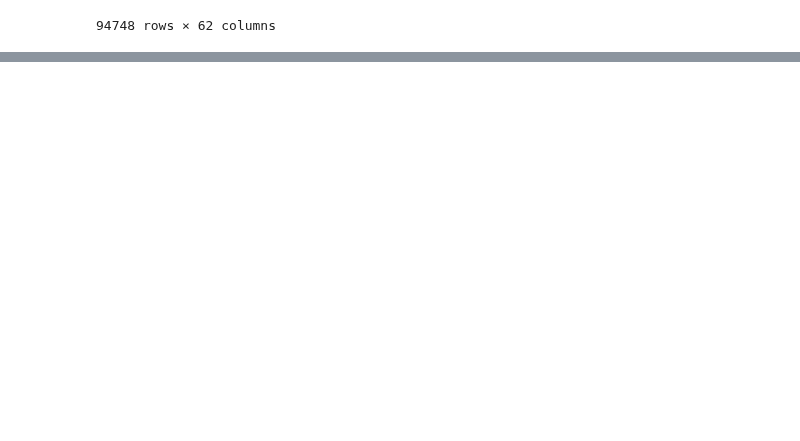
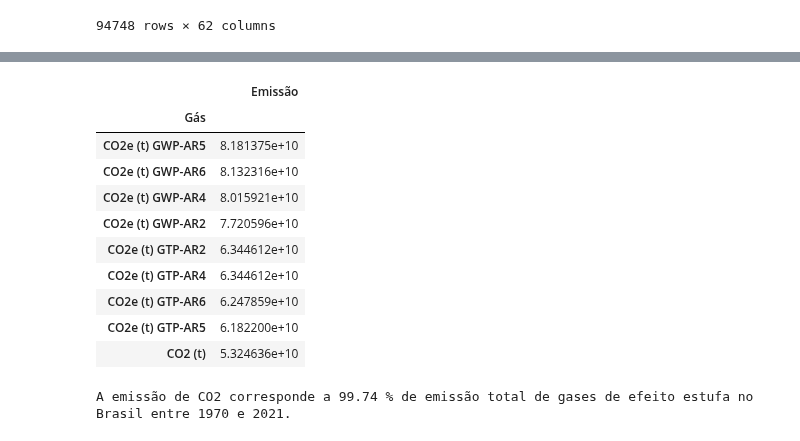
Before and after one commit to paulorobertovrc/alura-data-science, a Jupyter notebook: Pandas/pandas_selec_agrup_dados.ipynb, the cells around one changed output, grey strips where cells are left out. Drawn from its saved outputs; the diff is of its cells as text; code cells hidden in the pictures; blank space fills up the shorter version.

```diff
--- a/Pandas/pandas_selec_agrup_dados.ipynb
+++ b/Pandas/pandas_selec_agrup_dados.ipynb
@@ -156,0 +277,3 @@ dados_gases_por_estado
+# %%
+emissao_por_gas = emissoes_por_ano.groupby('Gás')[['Emissão']].sum().sort_values(by='Emissão', ascending=False) # Retorna um dataframe com a soma das emissões de cada gás, ordenado do maior para o menor
+emissao_por_gas
@@ -156,0 +304,20 @@ dados_gases_por_estado
+# %%
+emissao_por_gas.iloc[0:9]
+# %% [output]
+|  | Emissão |
+| Gás |  |
+| CO2e (t) GWP-AR5 | 8.181375e+10 |
+| CO2e (t) GWP-AR6 | 8.132316e+10 |
+| CO2e (t) GWP-AR4 | 8.015921e+10 |
+| CO2e (t) GWP-AR2 | 7.720596e+10 |
+| CO2e (t) GTP-AR2 | 6.344612e+10 |
+| CO2e (t) GTP-AR4 | 6.344612e+10 |
+| CO2e (t) GTP-AR6 | 6.247859e+10 |
+| CO2e (t) GTP-AR5 | 6.182200e+10 |
+| CO2 (t) | 5.324636e+10 |
+# %%
+emissao_total_co2 = emissao_por_gas.iloc[0:9].sum()
+emissao_total = emissao_por_gas.sum()
+print(f'A emissão de CO2 corresponde a {float((emissao_total_co2/emissao_total).iloc[0])*100:.2f} % de emissão total de gases de efeito estufa no Brasil entre 1970 e 2021.')
+# %% [output]
+A emissão de CO2 corresponde a 99.74 % de emissão total de gases de efeito estufa no Brasil entre 1970 e 2021.
```
Also changed, not shown: parts of 14 cells of this notebook.
